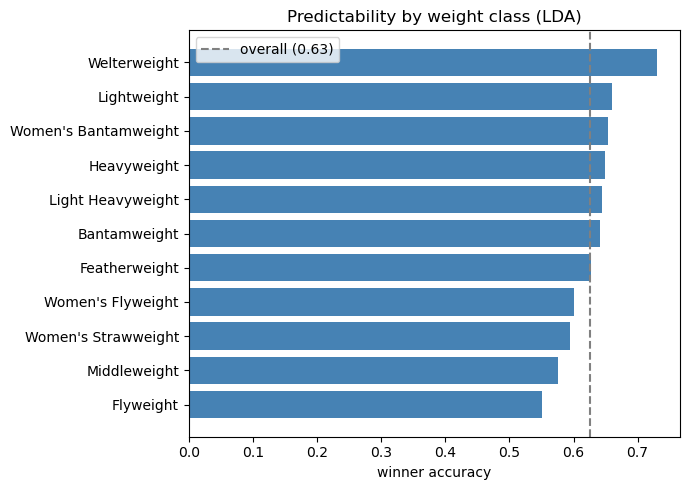
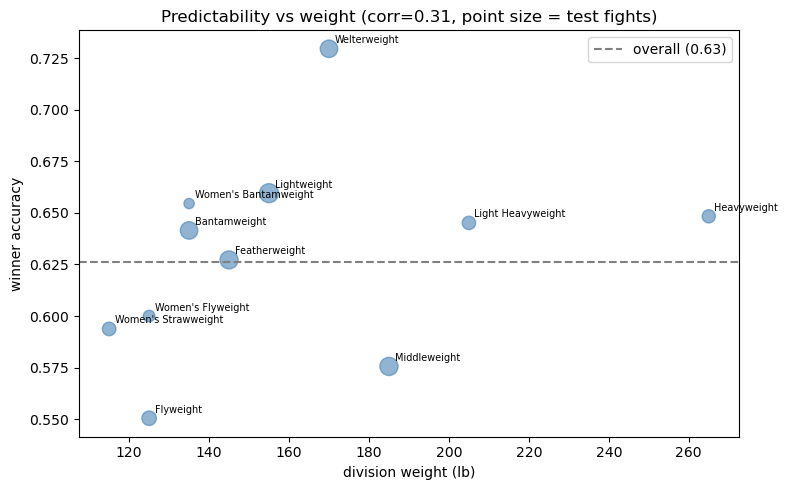
The notebook cell's code change between the first figure and the second:
--- before
+++ after
@@ -1,3 +1,3 @@
-# Predictability by weight class (LDA winner accuracy on test)
+# Predictability by weight class: winner accuracy vs the division's weight (lb)
 from src.data.load import load_clean
 from src.baselines import GaussianClassifier
@@ -6,11 +6,18 @@
 pwin = collapse_winner(lda.predict(ds.X_test.values)); ywin2 = collapse_winner(ds.y_test.values)
 wc = df_raw.loc[ds.test_index, 'weight_class']
-rows = [(w, (wc==w).sum(), accuracy(ywin2[(wc==w).values], pwin[(wc==w).values]))
-        for w in wc.unique() if (wc==w).sum() >= 40]
-wcdf = pd.DataFrame(rows, columns=['weight_class','n','acc']).sort_values('acc')
-fig, ax = plt.subplots(figsize=(7, 5))
-ax.barh(wcdf['weight_class'], wcdf['acc'], color='steelblue')
-ax.axvline(0.626, ls='--', c='grey', label='overall (0.63)')
-ax.set_xlabel('winner accuracy'); ax.legend(); ax.set_title('Predictability by weight class (LDA)')
+WEIGHT_LB = {'Strawweight':115, "Women's Strawweight":115, 'Flyweight':125, "Women's Flyweight":125,
+             'Bantamweight':135, "Women's Bantamweight":135, 'Featherweight':145, "Women's Featherweight":145,
+             'Lightweight':155, 'Welterweight':170, 'Middleweight':185, 'Light Heavyweight':205, 'Heavyweight':265}
+rows = [(w, WEIGHT_LB[w], (wc==w).sum(), accuracy(ywin2[(wc==w).values], pwin[(wc==w).values]))
+        for w in wc.unique() if (wc==w).sum() >= 40 and w in WEIGHT_LB]
+wcdf = pd.DataFrame(rows, columns=['weight_class','lb','n','acc']).sort_values('lb')
+fig, ax = plt.subplots(figsize=(8, 5))
+ax.scatter(wcdf['lb'], wcdf['acc'], s=wcdf['n'], alpha=0.6, color='steelblue')
+for _, r in wcdf.iterrows(): ax.annotate(r['weight_class'], (r['lb'], r['acc']), fontsize=7, xytext=(4,4), textcoords='offset points')
+ax.axhline(0.626, ls='--', c='grey', label='overall (0.63)')
+ax.set_xlabel('division weight (lb)'); ax.set_ylabel('winner accuracy'); ax.legend()
+corr = np.corrcoef(wcdf['lb'], wcdf['acc'])[0, 1]
+ax.set_title(f'Predictability vs weight (corr={corr:.2f}, point size = test fights)')
 plt.tight_layout(); save_fig('accuracy_by_weightclass'); plt.show()
-print(wcdf.to_string(index=False))
+print(f'correlation(weight, accuracy) = {corr:.2f}  (near 0 => no weight trend)')
+print(wcdf.round(3).to_string(index=False))

Commit: accuracy-vs-weight scatter (corr +0.31, no real trend), feature-importance most/least bar, tighten weight-class analysis